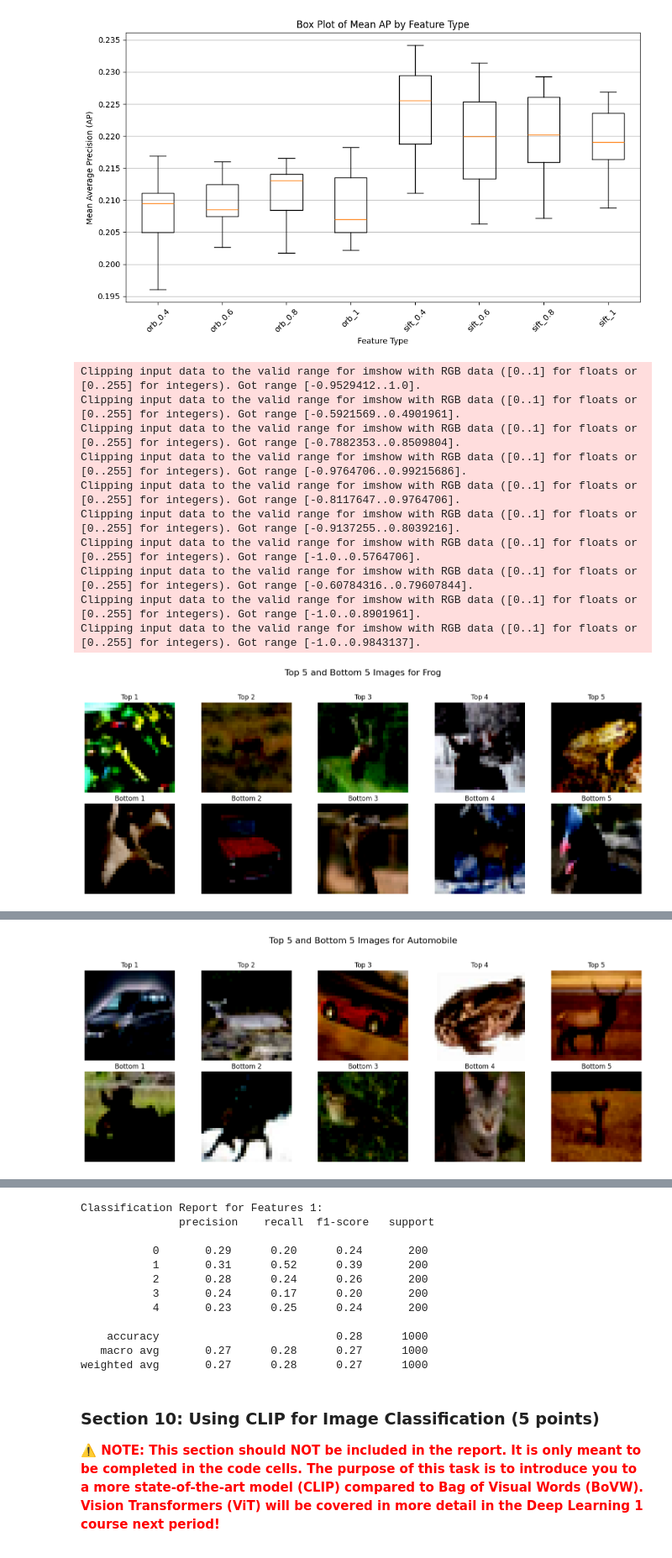
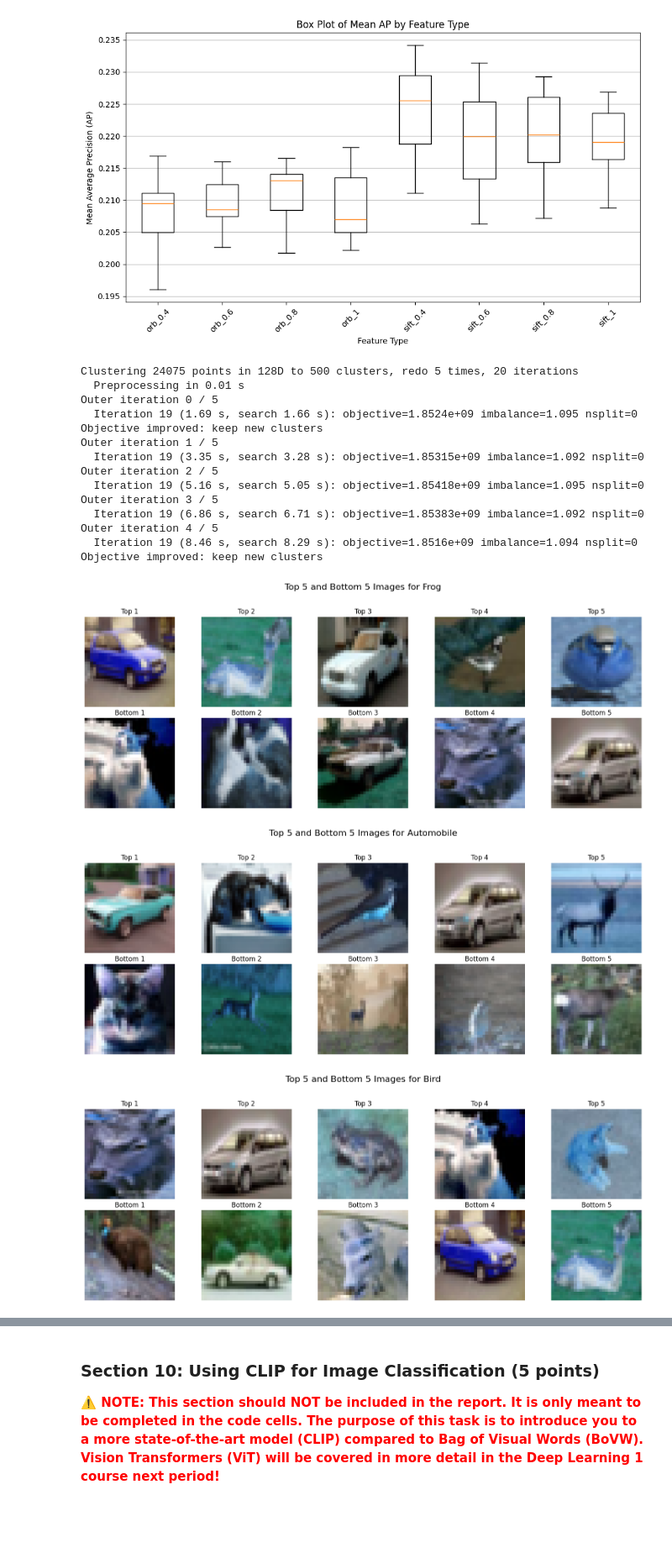
Before and after one commit to matthias-hagenauer/cv1_labs, a Jupyter notebook: cv1-lab-final-1/cv1-final-lab-part-1.ipynb, the cells around one changed output, grey strips where cells are left out. Shown at 84% size. Drawn from its saved outputs; the diff is of its cells as text; code cells hidden in the pictures; blank space fills up the shorter version.

Commit message:
final touches - coloring of pictures

```diff
--- a/cv1-lab-final-1/cv1-final-lab-part-1.ipynb
+++ b/cv1-lab-final-1/cv1-final-lab-part-1.ipynb
@@ -259,7 +259,7 @@ fig.suptitle('Keypoint Detection using SIFT, and ORB Corner Detector', fontsize=
 
 for i, cls in enumerate(classes):
     img = images[i]
-    img = (img * 255).astype(np.uint8)
+    img =  ((img * 0.5 + 0.5) * 255).astype(np.uint8)
     img = cv2.cvtColor(img, cv2.COLOR_BGR2RGB)
 
     sift_keypoints, _ = detect_keypoints_sift(img)
@@ -673,12 +662,20 @@ def plot_top_and_bottom_images(images, ranked_indices, class_name):
     fig.suptitle(f'Top 5 and Bottom 5 Images for {class_name}', fontsize=16)
 
     for idx, ax in enumerate(axs[0]):
-        ax.imshow(images[top_5_indices[idx]])
+        img = images[top_5_indices[idx]].numpy()
+        img = ((img * 0.5 + 0.5) * 255).astype(np.uint8)
+        img = cv2.cvtColor(img, cv2.COLOR_BGR2RGB)
+
+        ax.imshow(img)
         ax.set_title(f'Top {idx + 1}')
         ax.axis('off')
 
     for idx, ax in enumerate(axs[1]):
-        ax.imshow(images[bottom_5_indices[idx]])
+        img = images[bottom_5_indices[idx]].numpy()
+        img = ((img * 0.5 + 0.5) * 255).astype(np.uint8)
+        img = cv2.cvtColor(img, cv2.COLOR_BGR2RGB)
+
+        ax.imshow(img)
         ax.set_title(f'Bottom {idx + 1}')
         ax.axis('off')
 
@@ -1008,23 +1005,29 @@ plt.show()
 # %%
 # Analysing best hyperparameter combination:
 class_names = ['Frog', 'Automobile', 'Bird', 'Cat', 'Deer']
 
-#centroids_dict = get_centroids(train_images, [.4], visualize=False, methods=["sift"], num_centroids=500, number_iterations_kmeans=20)
-#b = create_feature_vectors([img.numpy() for img in test_images], centroids_dict['sift_0.4'], method='sift')
-#ovr_svm_1 = get_predictor(train_images, train_labels, centroids_dict['sift_0.4'], kernel="linear", method='sift', C=10,print_extra_test_results=False)
+centroids_dict = get_centroids(train_images, [.4], visualize=False, methods=["sift"], num_centroids=500, number_iterations_kmeans=20)
+b = create_feature_vectors([img.numpy() for img in test_images], centroids_dict['sift_0.4'], method='sift')
+ovr_svm_1 = get_predictor(train_images, train_labels, centroids_dict['sift_0.4'], kernel="linear", method='sift', C=10,print_extra_test_results=False)
 evaluate_ovr_svm_classifiers(ovr_svm_1, b, test_labels, class_names, test_images, plot_top_bottom_img=True)
 predictions_1 = ovr_svm_1.predict(b)
 
 print("Classification Report for Features 1:\n", classification_report(test_labels, predictions_1))
 # %% [output]
-Clipping input data to the valid range for imshow with RGB data ([0..1] for floats or [0..255] for integers). Got range [-0.9529412..1.0].
-Clipping input data to the valid range for imshow with RGB data ([0..1] for floats or [0..255] for integers). Got range [-0.5921569..0.4901961].
-Clipping input data to the valid range for imshow with RGB data ([0..1] for floats or [0..255] for integers). Got range [-0.7882353..0.8509804].
-Clipping input data to the valid range for imshow with RGB data ([0..1] for floats or [0..255] for integers). Got range [-0.9764706..0.99215686].
-Clipping input data to the valid range for imshow with RGB data ([0..1] for floats or [0..255] for integers). Got range [-0.8117647..0.9764706].
-Clipping input data to the valid range for imshow with RGB data ([0..1] for floats or [0..255] for integers). Got range [-0.9137255..0.8039216].
-Clipping input data to the valid range for imshow with RGB data ([0..1] for floats or [0..255] for integers). Got range [-1.0..0.5764706].
-Clipping input data to the valid range for imshow with RGB data ([0..1] for floats or [0..255] for integers). Got range [-0.60784316..0.79607844].
-Clipping input data to the valid range for imshow with RGB data ([0..1] for floats or [0..255] for integers). Got range [-1.0..0.8901961].
-Clipping input data to the valid range for imshow with RGB data ([0..1] for floats or [0..255] for integers). Got range [-1.0..0.9843137].
+Clustering 24075 points in 128D to 500 clusters, redo 5 times, 20 iterations
+  Preprocessing in 0.01 s
+Outer iteration 0 / 5
+  Iteration 19 (1.69 s, search 1.66 s): objective=1.8524e+09 imbalance=1.095 nsplit=0
+Objective improved: keep new clusters
+Outer iteration 1 / 5
+  Iteration 19 (3.35 s, search 3.28 s): objective=1.85315e+09 imbalance=1.092 nsplit=0
+Outer iteration 2 / 5
+  Iteration 19 (5.16 s, search 5.05 s): objective=1.85418e+09 imbalance=1.095 nsplit=0
+Outer iteration 3 / 5
+  Iteration 19 (6.86 s, search 6.71 s): objective=1.85383e+09 imbalance=1.092 nsplit=0
+Outer iteration 4 / 5
+  Iteration 19 (8.46 s, search 8.29 s): objective=1.8516e+09 imbalance=1.094 nsplit=0
+Objective improved: keep new clusters
-[figure, old version]
+[figure, new version]
+[figure, new version]
+[figure, new version]
@@ -1041 +1047,0 @@ Clipping input data to the valid range for imshow with RGB data ([0..1] for floa
-[figure, old version]
@@ -1075,15 +1048,3 @@ Clipping input data to the valid range for imshow with RGB data ([0..1] for floa
-Classification Report for Features 1:
-               precision    recall  f1-score   support
-
-           0       0.29      0.20      0.24       200
-           1       0.31      0.52      0.39       200
-           2       0.28      0.24      0.26       200
-           3       0.24      0.17      0.20       200
-           4       0.23      0.25      0.24       200
-
-    accuracy                           0.28      1000
-   macro avg       0.27      0.28      0.27      1000
-weighted avg       0.27      0.28      0.27      1000
 # %% [markdown]
 <a id="section-10"></a>
 ### **Section 10: Using CLIP for Image Classification (5 points)**
```
Also changed, not shown: parts of 3 cells of this notebook.
